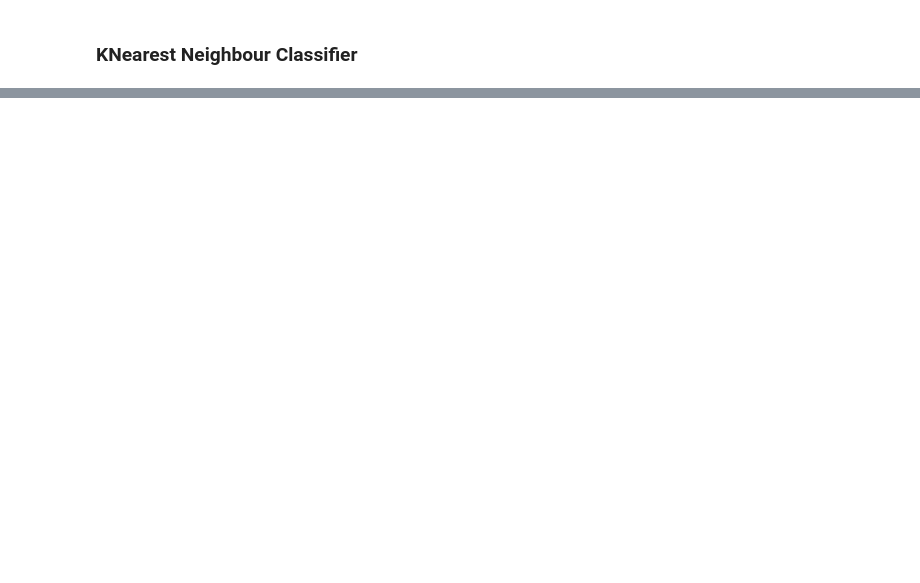
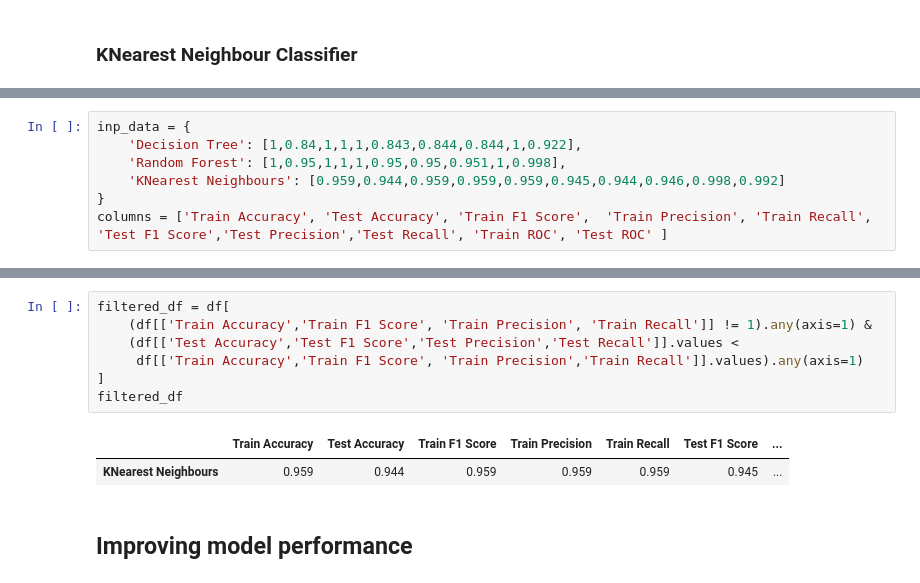
Before and after one commit to Ganesh-DSML/flipitnews, a Jupyter notebook: FlipitNews_NLP_BC.ipynb, the cells around one changed output, grey strips where cells are left out. Cells and saved outputs as stored; diff of their text form; blank space fills up the shorter version.

```diff
--- a/FlipitNews_NLP_BC.ipynb
+++ b/FlipitNews_NLP_BC.ipynb
@@ -407,0 +425,7 @@ Testing ROC AUC Score: 0.99
+# %%
+inp_data = {
+    'Decision Tree': [1,0.84,1,1,1,0.843,0.844,0.844,1,0.922],
+    'Random Forest': [1,0.95,1,1,1,0.95,0.95,0.951,1,0.998],
+    'KNearest Neighbours': [0.959,0.944,0.959,0.959,0.959,0.945,0.944,0.946,0.998,0.992]
+}
+columns = ['Train Accuracy', 'Test Accuracy', 'Train F1 Score',  'Train Precision', 'Train Recall', 'Test F1 Score','Test Precision','Test Recall', 'Train ROC', 'Test ROC' ]
@@ -407,0 +447,12 @@ Testing ROC AUC Score: 0.99
+# %%
+filtered_df = df[
+    (df[['Train Accuracy','Train F1 Score', 'Train Precision', 'Train Recall']] != 1).any(axis=1) &
+    (df[['Test Accuracy','Test F1 Score','Test Precision','Test Recall']].values <
+     df[['Train Accuracy','Train F1 Score', 'Train Precision','Train Recall']].values).any(axis=1)
+]
+filtered_df
+# %% [output]
+|  | Train Accuracy | Test Accuracy | Train F1 Score | Train Precision | Train Recall | Test F1 Score | ... |
+| KNearest Neighbours | 0.959 | 0.944 | 0.959 | 0.959 | 0.959 | 0.945 | ... |
+# %% [markdown]
+## Improving model performance
```
Also changed, not shown: parts of 10 cells of this notebook.
